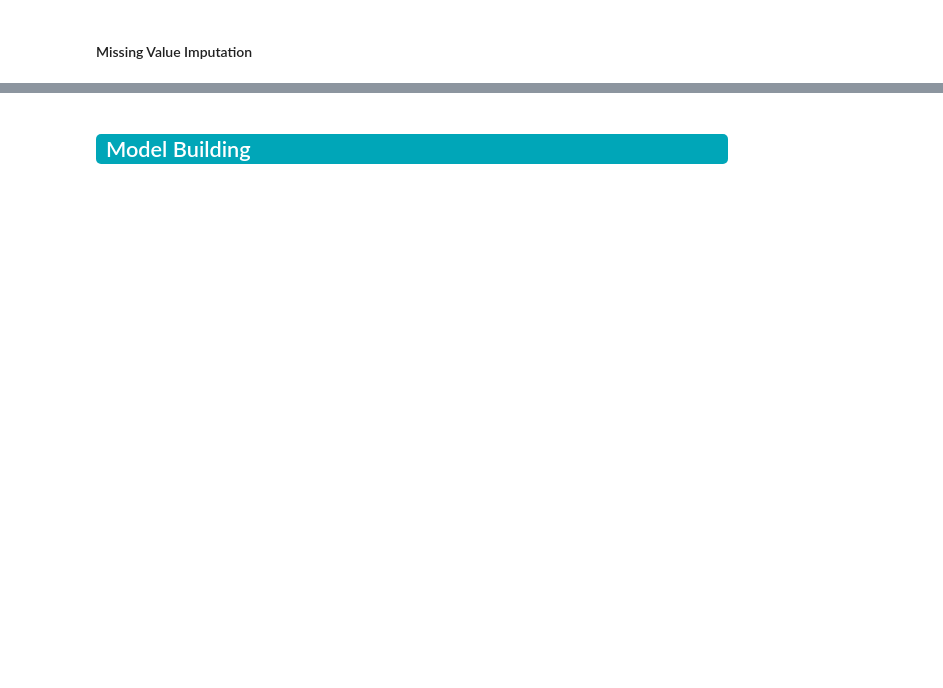
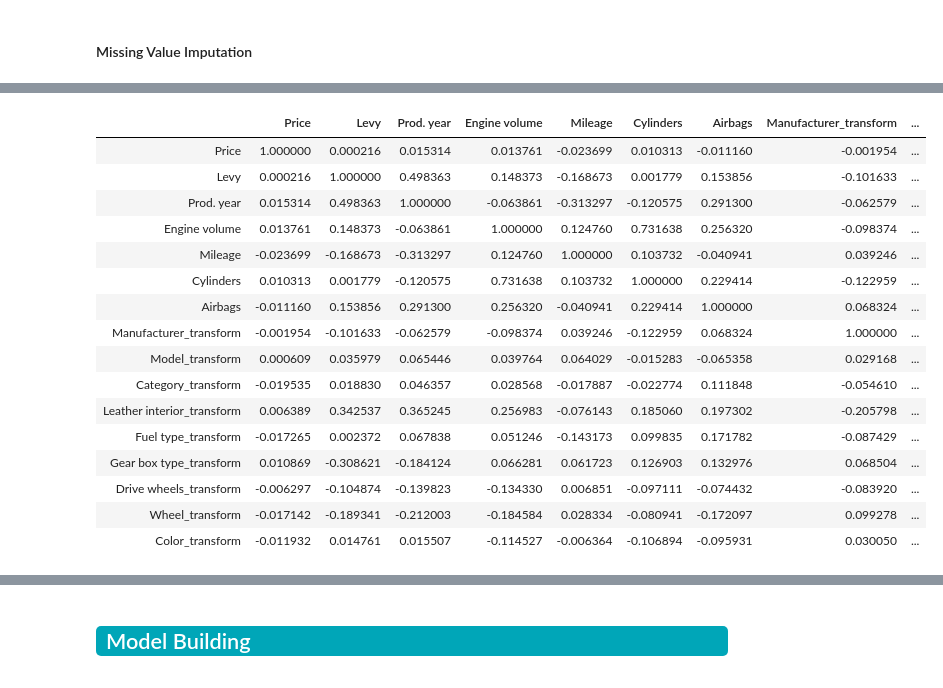
Before and after one commit to yashkanakia/DataScience, a Jupyter notebook: CarPricePrediction/CarPricePrediction.ipynb, the cells around one changed output, grey strips where cells are left out. Cells and saved outputs as stored; diff of their text form; code cells hidden in the pictures; blank space fills up the shorter version.

```diff
--- a/CarPricePrediction/CarPricePrediction.ipynb
+++ b/CarPricePrediction/CarPricePrediction.ipynb
@@ -329,0 +407,21 @@ Columns: 2, Missing: 5709 (30.2%)
+# %%
+#Understanding the correlation of Columns
+price_df.corr()
+# %% [output]
+|  | Price | Levy | Prod. year | Engine volume | Mileage | Cylinders | Airbags | Manufacturer_transform | ... |
+| Price | 1.000000 | 0.000216 | 0.015314 | 0.013761 | -0.023699 | 0.010313 | -0.011160 | -0.001954 | ... |
+| Levy | 0.000216 | 1.000000 | 0.498363 | 0.148373 | -0.168673 | 0.001779 | 0.153856 | -0.101633 | ... |
+| Prod. year | 0.015314 | 0.498363 | 1.000000 | -0.063861 | -0.313297 | -0.120575 | 0.291300 | -0.062579 | ... |
+| Engine volume | 0.013761 | 0.148373 | -0.063861 | 1.000000 | 0.124760 | 0.731638 | 0.256320 | -0.098374 | ... |
+| Mileage | -0.023699 | -0.168673 | -0.313297 | 0.124760 | 1.000000 | 0.103732 | -0.040941 | 0.039246 | ... |
+| Cylinders | 0.010313 | 0.001779 | -0.120575 | 0.731638 | 0.103732 | 1.000000 | 0.229414 | -0.122959 | ... |
+| Airbags | -0.011160 | 0.153856 | 0.291300 | 0.256320 | -0.040941 | 0.229414 | 1.000000 | 0.068324 | ... |
+| Manufacturer_transform | -0.001954 | -0.101633 | -0.062579 | -0.098374 | 0.039246 | -0.122959 | 0.068324 | 1.000000 | ... |
+| Model_transform | 0.000609 | 0.035979 | 0.065446 | 0.039764 | 0.064029 | -0.015283 | -0.065358 | 0.029168 | ... |
+| Category_transform | -0.019535 | 0.018830 | 0.046357 | 0.028568 | -0.017887 | -0.022774 | 0.111848 | -0.054610 | ... |
+| Leather interior_transform | 0.006389 | 0.342537 | 0.365245 | 0.256983 | -0.076143 | 0.185060 | 0.197302 | -0.205798 | ... |
+| Fuel type_transform | -0.017265 | 0.002372 | 0.067838 | 0.051246 | -0.143173 | 0.099835 | 0.171782 | -0.087429 | ... |
+| Gear box type_transform | 0.010869 | -0.308621 | -0.184124 | 0.066281 | 0.061723 | 0.126903 | 0.132976 | 0.068504 | ... |
+| Drive wheels_transform | -0.006297 | -0.104874 | -0.139823 | -0.134330 | 0.006851 | -0.097111 | -0.074432 | -0.083920 | ... |
+| Wheel_transform | -0.017142 | -0.189341 | -0.212003 | -0.184584 | 0.028334 | -0.080941 | -0.172097 | 0.099278 | ... |
+| Color_transform | -0.011932 | 0.014761 | 0.015507 | -0.114527 | -0.006364 | -0.106894 | -0.095931 | 0.030050 | ... |
```
Also changed, not shown: parts of 22 cells of this notebook.
